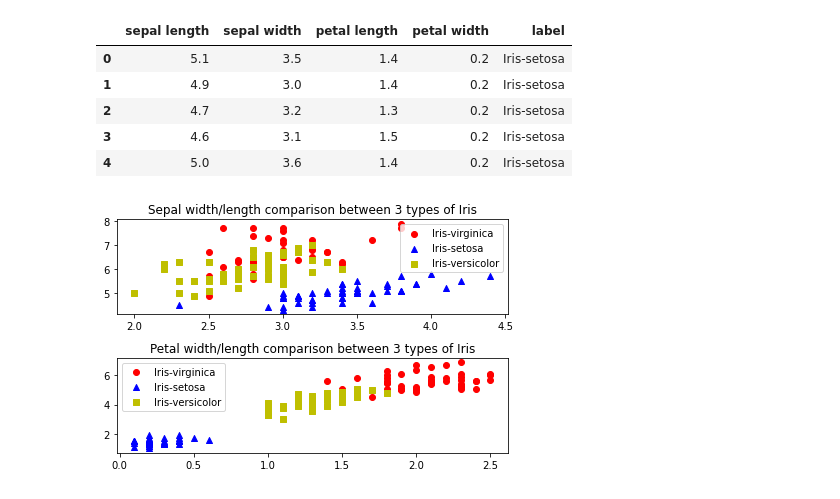
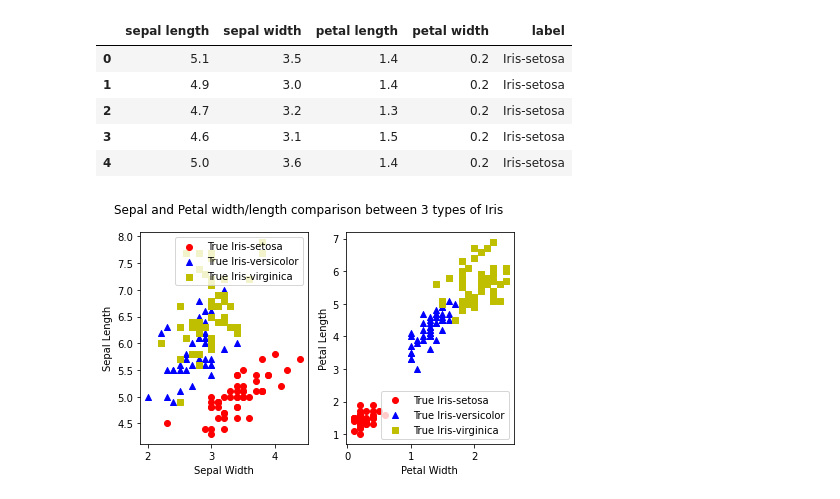
Before and after one commit to JanSchering/natural_computing, a Jupyter notebook: assignment_2/Ex3.ipynb, the cells around one changed output. Saved outputs shown, nothing was run; the diff lists cells and outputs as text; code cells hidden in the pictures.

```diff
--- a/assignment_2/Ex3.ipynb
+++ b/assignment_2/Ex3.ipynb
@@ -348,8 +348,8 @@ def plot_dataset(plt, dataset):
     # The plot in the paper is flipped vertically with the bottom limit being 1 and the top limit -1
     plt.axis(ymax=-1, ymin=1)
     # Plot the class sets
-    plt.scatter(ones[:, 1], ones[:, 0], marker="x", color="r", label="class1")
-    plt.scatter(zeros[:, 1], zeros[:, 0], marker="o", color="b", label="class0")
+    plt.scatter(ones[:, 1], ones[:, 0], marker="x", color="r", label="True class1")
+    plt.scatter(zeros[:, 1], zeros[:, 0], marker="o", color="b", label="True class0")
 
 dataset = np.random.uniform(-1,1,[400,2])
 plot_dataset(plt, dataset)
@@ -481,28 +515,33 @@ df.head(n=5)
 | 4 | 5.0 | 3.6 | 1.4 | 0.2 | Iris-setosa |
 # %%
 # Plot the "True" clustering
+def plot_dataset(axs1, axs2, df):
+    # get the class labels from the dataframe
+    labels = set(df["label"])
 
-# get the class labels from the dataframe
-labels = set(df["label"])
+    # Create different markers for each class
+    markers = ["o", "^", "s"]
+    colors = ["r", "b", "y"]
 
-# Create different markers for each class
-markers = ["o", "^", "s"]
-colors = ["r", "b", "y"]
+    # loop over the labels to plot the datapoints for each class
+    for idx, label in enumerate(labels):
+        mask = df["label"]==label
+        data = df[mask]
+        #print(data.head())
+        axs1.scatter(data["sepal width"], data["sepal length"], marker=markers[idx], color=colors[idx], label=f"True {label}")
+        axs2.scatter(data["petal width"], data["petal length"], marker=markers[idx], color=colors[idx], label=f"True {label}")
 
-fig, axs = plt.subplots(2, facecolor="w")
-axs[0].title.set_text("Sepal width/length comparison between 3 types of Iris")
-axs[1].title.set_text("Petal width/length comparison between 3 types of Iris")
-
-# loop over the labels to plot the datapoints for each class
-for idx, label in enumerate(labels):
-    mask = df["label"]==label
-    data = df[mask]
-    #print(data.head())
-    axs[0].scatter(data["sepal width"], data["sepal length"], marker=markers[idx], color=colors[idx], label=label)
-    axs[1].scatter(data["petal width"], data["petal length"], marker=markers[idx], color=colors[idx], label=label)
-
-axs[0].legend(loc="best")
-axs[1].legend(loc="best")
+fig, axs = plt.subplots(1, 2, facecolor="w")
+axs1 = axs[0]
+axs2 = axs[1]
+plot_dataset(axs1, axs2, df)
+axs1.legend(loc="best")
+axs2.legend(loc="best")
+axs[0].set_xlabel("Sepal Width")
+axs[0].set_ylabel("Sepal Length")
+axs[1].set_xlabel("Petal Width")
+axs[1].set_ylabel("Petal Length")
+fig.suptitle("Sepal and Petal width/length comparison between 3 types of Iris")
 fig.tight_layout()
 # %% [output]
-[figure, old version]
+[figure, new version]
```
Also changed, not shown: parts of 12 cells of this notebook.
